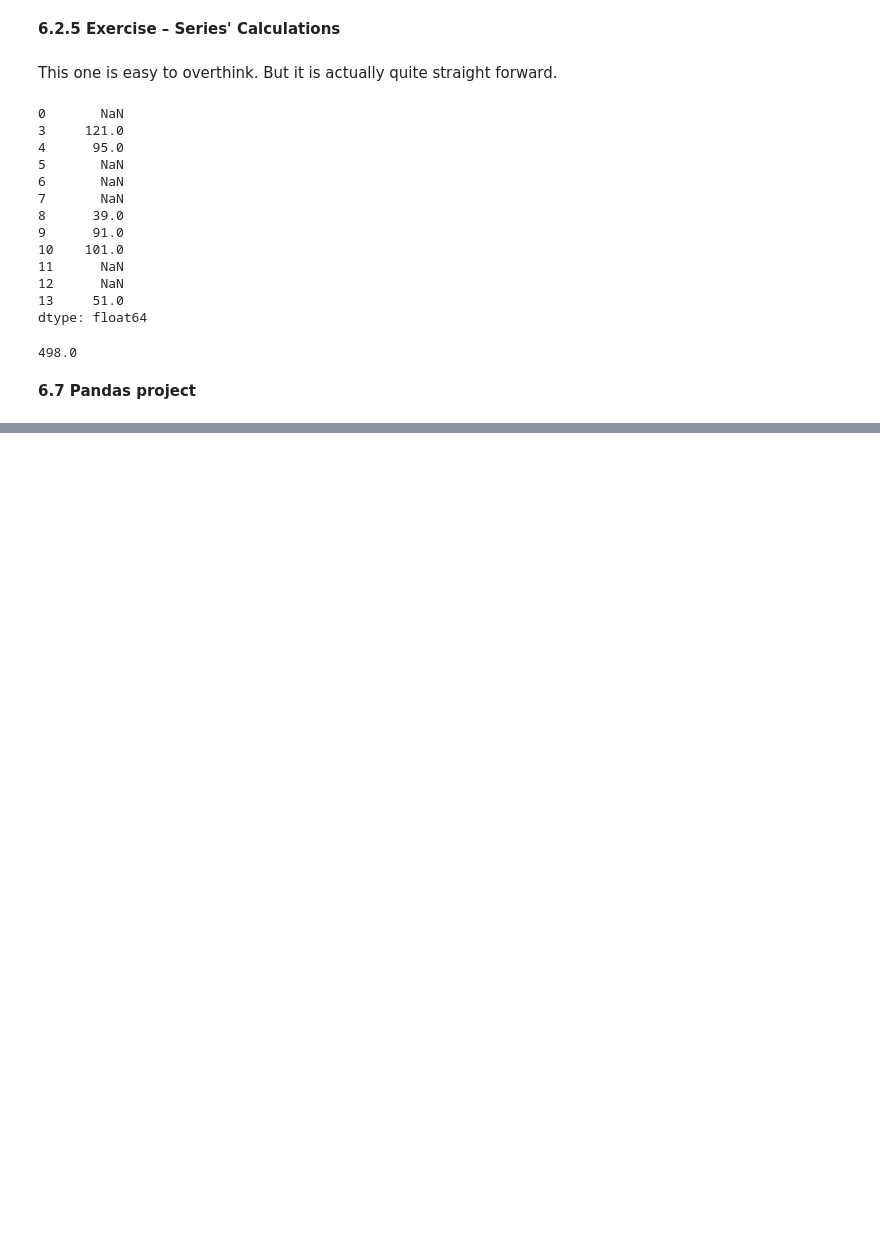
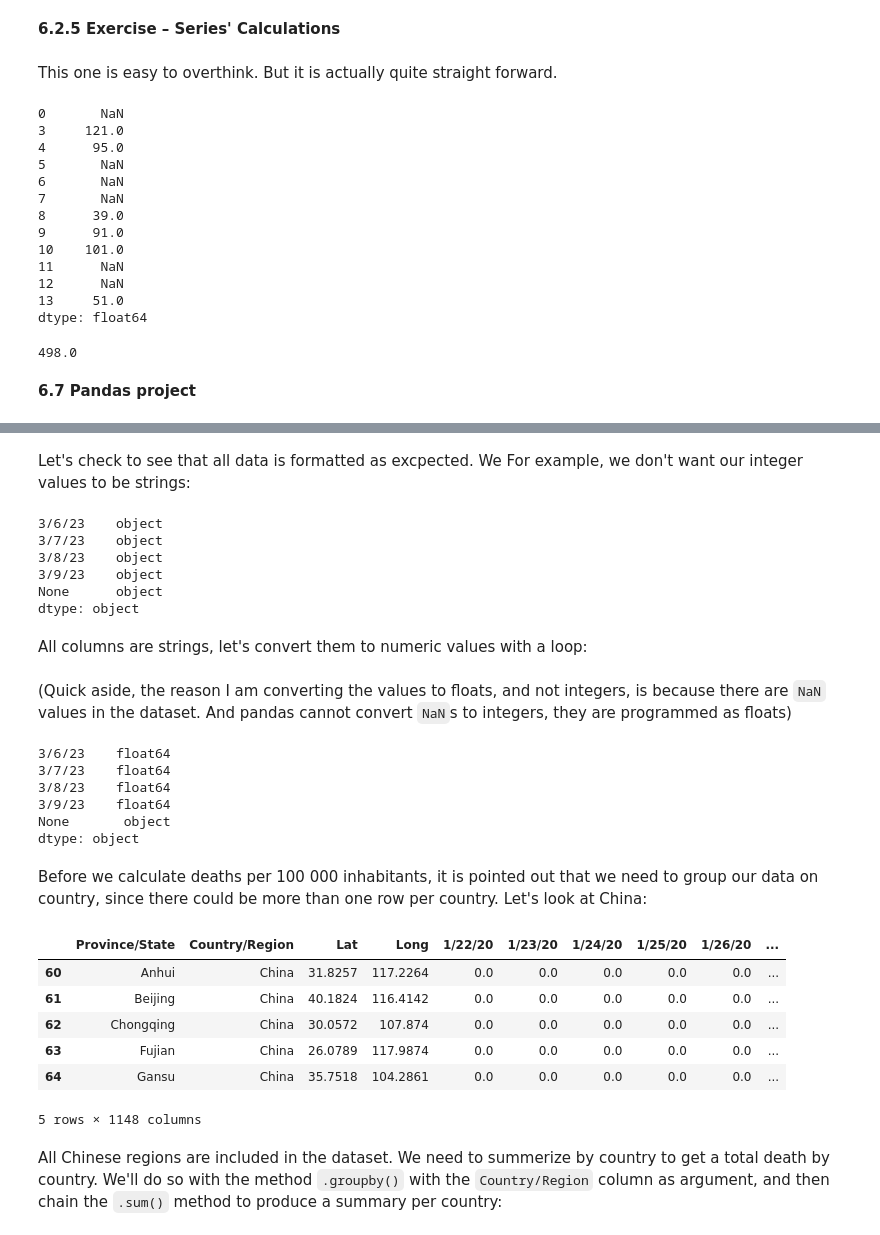
Before and after one commit to johan-ekman/learning_python, a Jupyter notebook: continuation_course/solutions.ipynb, the cells around one changed output, grey strips where cells are left out. Drawn from its saved outputs; the diff is of its cells as text; code cells hidden in the pictures; blank space fills up the shorter version.

```diff
--- a/continuation_course/solutions.ipynb
+++ b/continuation_course/solutions.ipynb
@@ -1520,0 +1559,2 @@ df = df.sort_values('dead_p_100k',ascending=False)
+# %%
+df.columns = df.iloc[0,:].tolist()
@@ -1520,0 +1570,2 @@ df = df.sort_values('dead_p_100k',ascending=False)
+# %%
+df = df.iloc[1:,:]
@@ -1520,0 +1579,45 @@ df = df.sort_values('dead_p_100k',ascending=False)
+# %% [markdown]
+Let's check to see that all data is formatted as excpected. We For example, we don't want our integer values to be strings:
+# %%
+df.dtypes.tail()
+# %% [output]
+3/6/23    object
+3/7/23    object
+3/8/23    object
+3/9/23    object
+None      object
+dtype: object
+# %% [markdown]
+All columns are strings, let's convert them to numeric values with a loop:
+# %%
+for column in df.columns[4:]:
+    # there are columns without a name, let's skip those in the loop
+    if not column:
+        continue
+
+    df[column] = df[column].astype('float')
+# %% [markdown]
+(Quick aside, the reason I am converting the values to floats, and not integers, is because there are `NaN` values in the dataset. And pandas cannot convert `NaN`s to integers, they are programmed as floats)
+# %%
+df.dtypes.tail()
+# %% [output]
+3/6/23    float64
+3/7/23    float64
+3/8/23    float64
+3/9/23    float64
+None       object
+dtype: object
+# %% [markdown]
+Before we calculate deaths per 100 000 inhabitants, it is pointed out that we need to group our data on country, since there could be more than one row per country. Let's look at China:
+# %%
+df[df['Country/Region']=='China'].head()
+# %% [output]
+|  | Province/State | Country/Region | Lat | Long | 1/22/20 | 1/23/20 | 1/24/20 | 1/25/20 | 1/26/20 | ... |
+| 60 | Anhui | China | 31.8257 | 117.2264 | 0.0 | 0.0 | 0.0 | 0.0 | 0.0 | ... |
+| 61 | Beijing | China | 40.1824 | 116.4142 | 0.0 | 0.0 | 0.0 | 0.0 | 0.0 | ... |
+| 62 | Chongqing | China | 30.0572 | 107.874 | 0.0 | 0.0 | 0.0 | 0.0 | 0.0 | ... |
+| 63 | Fujian | China | 26.0789 | 117.9874 | 0.0 | 0.0 | 0.0 | 0.0 | 0.0 | ... |
+| 64 | Gansu | China | 35.7518 | 104.2861 | 0.0 | 0.0 | 0.0 | 0.0 | 0.0 | ... |
+5 rows × 1148 columns
+# %% [markdown]
+All Chinese regions are included in the dataset. We need to summerize by country to get a total death by country. We'll do so with the method `.groupby()` with the `Country/Region` column as argument, and then chain the `.sum()` method to produce a summary per country:
```
Also changed, not shown: parts of 49 cells of this notebook, 1 other file.
